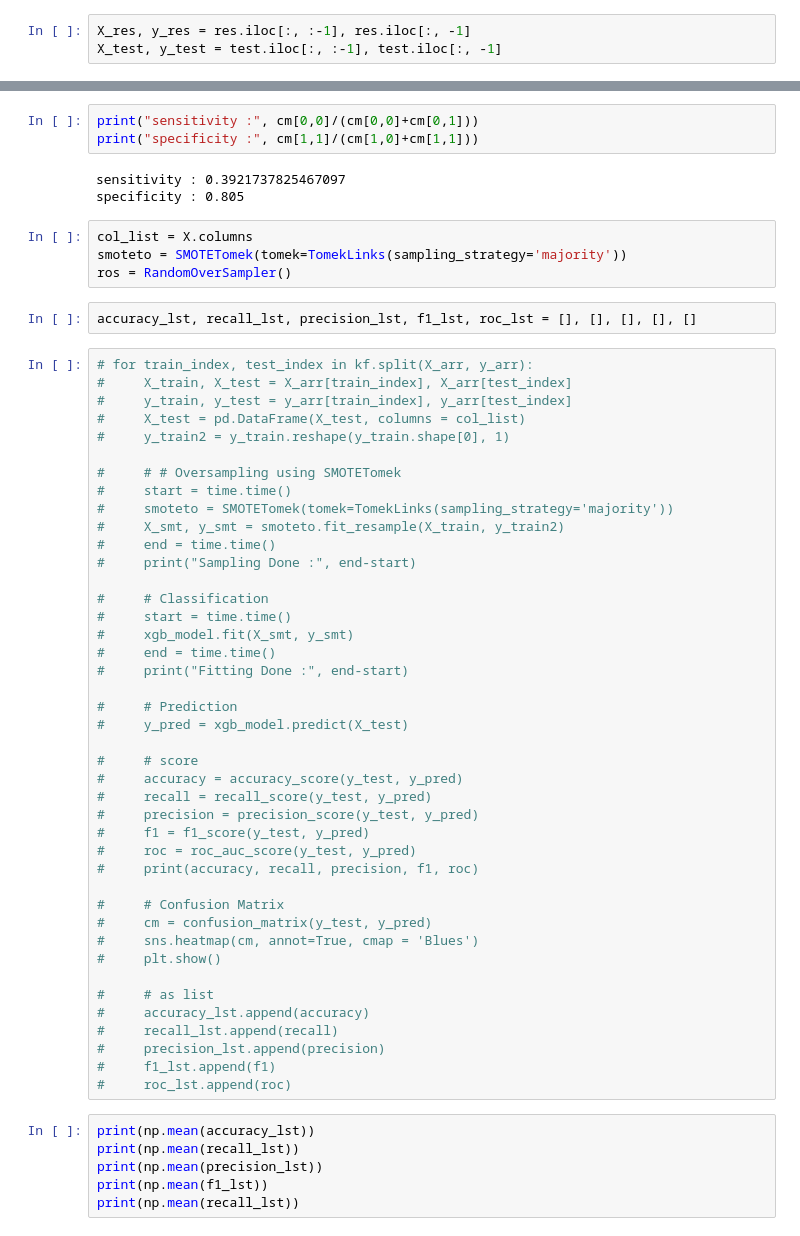
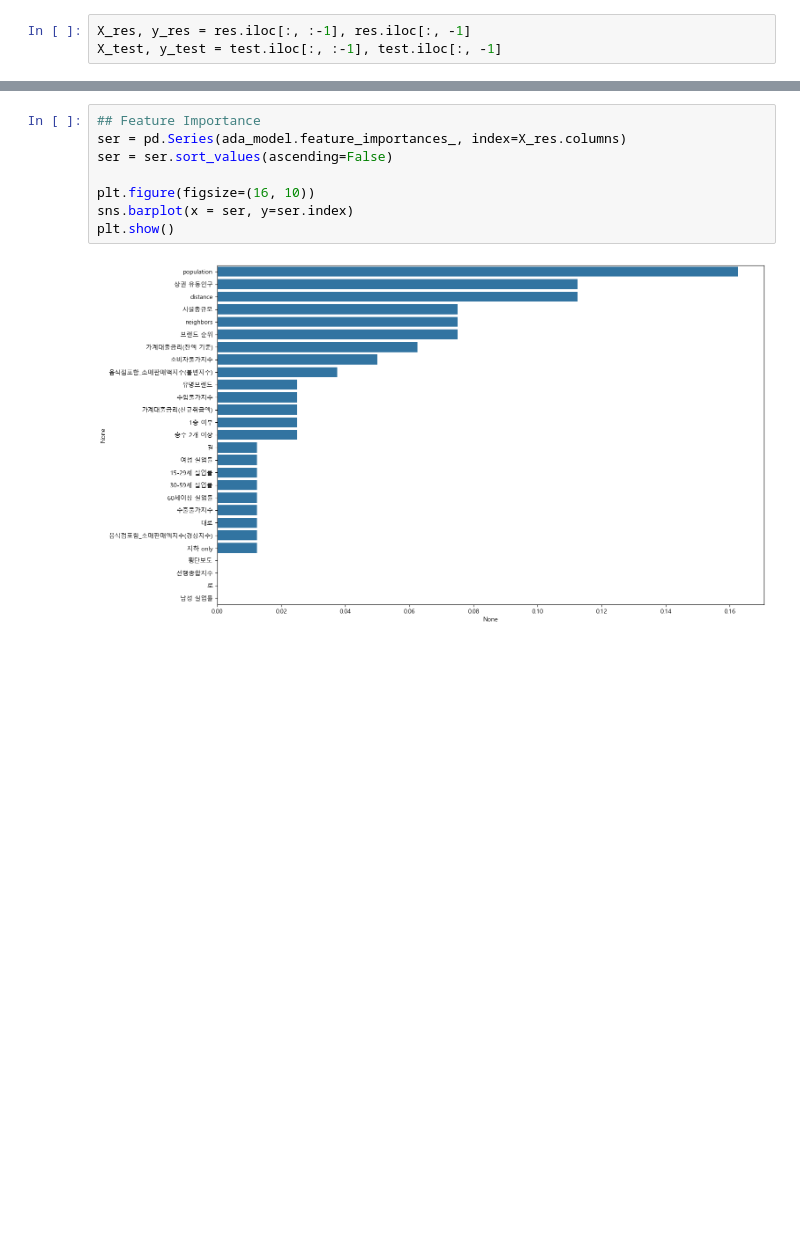
Before and after one commit to basill2001/IECAPSTONE1, a Jupyter notebook: models_Adaboost.ipynb, the cells around one changed output, grey strips where cells are left out. Drawn from its saved outputs; the diff is of its cells as text; blank space fills up the shorter version.

```diff
--- a/models_Adaboost.ipynb
+++ b/models_Adaboost.ipynb
@@ -118,60 +129,10 @@ plt.show()
-# %%
-print("sensitivity :", cm[0,0]/(cm[0,0]+cm[0,1]))
-print("specificity :", cm[1,1]/(cm[1,0]+cm[1,1]))
-# %% [output]
-sensitivity : 0.3921737825467097
-specificity : 0.805
-# %%
-col_list = X.columns
-smoteto = SMOTETomek(tomek=TomekLinks(sampling_strategy='majority'))
-ros = RandomOverSampler()
-# %%
-accuracy_lst, recall_lst, precision_lst, f1_lst, roc_lst = [], [], [], [], []
-# %%
-# for train_index, test_index in kf.split(X_arr, y_arr):
-#     X_train, X_test = X_arr[train_index], X_arr[test_index]
-#     y_train, y_test = y_arr[train_index], y_arr[test_index]
-#     X_test = pd.DataFrame(X_test, columns = col_list)
-#     y_train2 = y_train.reshape(y_train.shape[0], 1)
-
-#     # # Oversampling using SMOTETomek
-#     start = time.time()
-#     smoteto = SMOTETomek(tomek=TomekLinks(sampling_strategy='majority'))
-#     X_smt, y_smt = smoteto.fit_resample(X_train, y_train2)
-#     end = time.time()
-#     print("Sampling Done :", end-start)
-
-#     # Classification
-#     start = time.time()
-#     xgb_model.fit(X_smt, y_smt)
-#     end = time.time()
-#     print("Fitting Done :", end-start)
-
-#     # Prediction
-#     y_pred = xgb_model.predict(X_test)
-
-#     # score
-#     accuracy = accuracy_score(y_test, y_pred)
-#     recall = recall_score(y_test, y_pred)
-#     precision = precision_score(y_test, y_pred)
-#     f1 = f1_score(y_test, y_pred)
-#     roc = roc_auc_score(y_test, y_pred)
-#     print(accuracy, recall, precision, f1, roc)
-
-#     # Confusion Matrix
-#     cm = confusion_matrix(y_test, y_pred)
-#     sns.heatmap(cm, annot=True, cmap = 'Blues')
-#     plt.show()
-
-#     # as list
-#     accuracy_lst.append(accuracy)
-#     recall_lst.append(recall)
-#     precision_lst.append(precision)
-#     f1_lst.append(f1)
-#     roc_lst.append(roc)
-# %%
-print(np.mean(accuracy_lst))
-print(np.mean(recall_lst))
-print(np.mean(precision_lst))
-print(np.mean(f1_lst))
-print(np.mean(recall_lst))
+# %%
+## Feature Importance
+ser = pd.Series(ada_model.feature_importances_, index=X_res.columns)
+ser = ser.sort_values(ascending=False)
+
+plt.figure(figsize=(16, 10))
+sns.barplot(x = ser, y=ser.index)
+plt.show()
+# %% [output]
+[figure, added]
```
Also changed, not shown: parts of 25 cells of this notebook.
